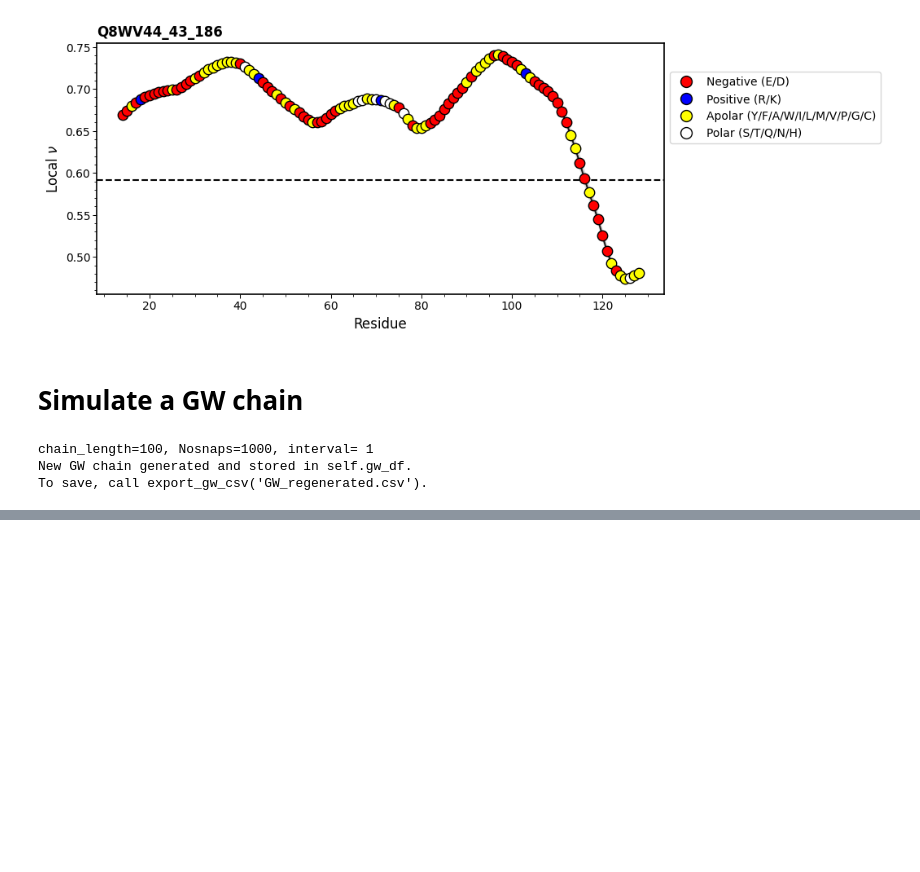
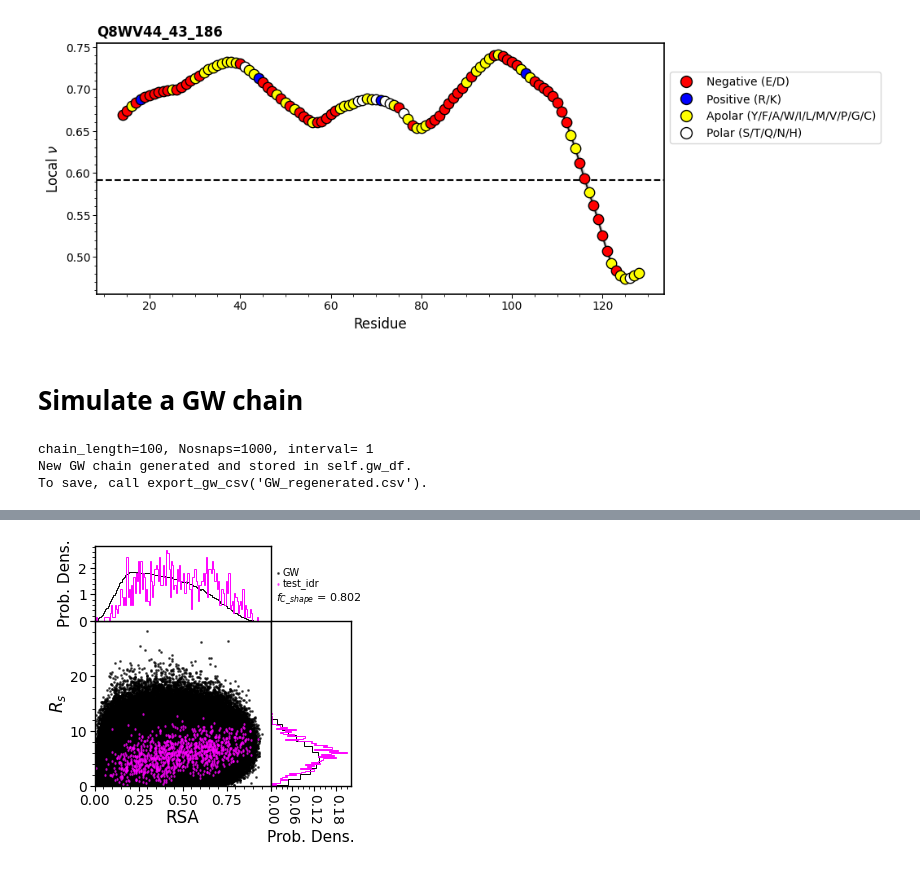
Before and after one commit to hshadman/IDP_Global_Local_Conformational_Landscapes, a Jupyter notebook: examples/example_usage.ipynb, the cells around one changed output, grey strips where cells are left out. Cells and saved outputs as stored; diff of their text form; code cells hidden in the pictures; blank space fills up the shorter version.

Commit message:
example

```diff
--- a/examples/example_usage.ipynb
+++ b/examples/example_usage.ipynb
@@ -142,0 +146,7 @@ To save, call export_gw_csv('GW_regenerated.csv').
+# %%
+%%capture --no-display output
+# example 1
+# must provide a label for the protein data
+h1.mod_RSA_Rs_compute_3dplot_from_csv('./test_data/test_idr.csv', label = 'test_idr')
+# %% [output]
+[figure, added]
```
Also changed, not shown: parts of 1 cell of this notebook.
